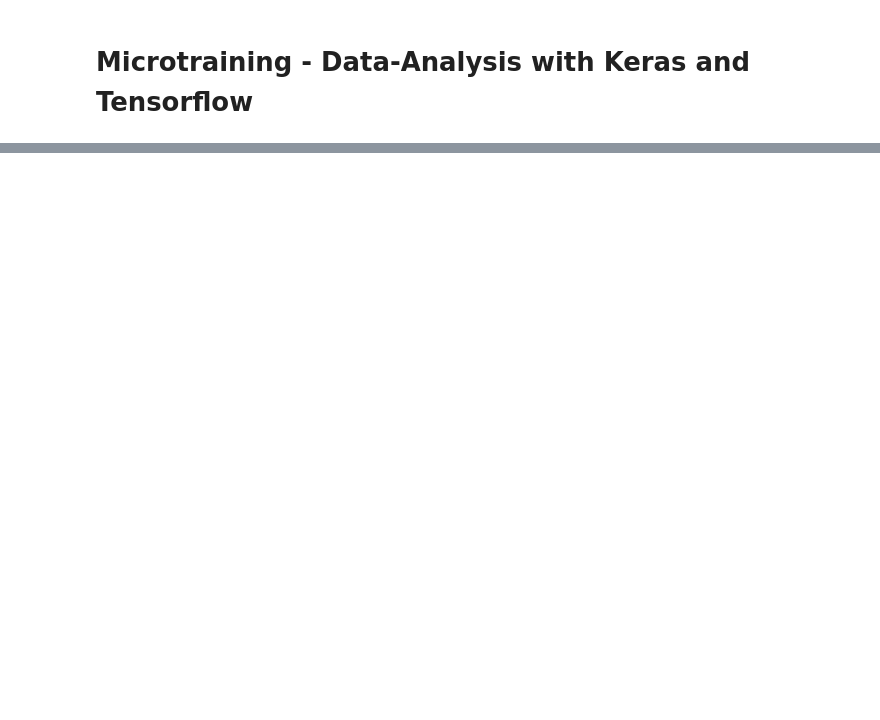
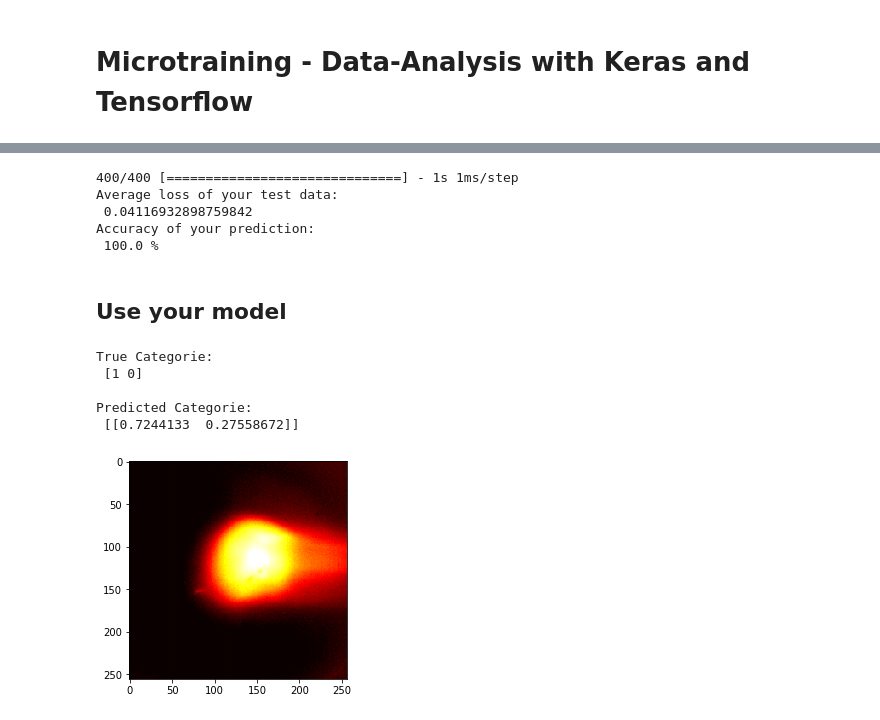
Before and after one commit to Smokrow/Microtraining, a Jupyter notebook: Microtraining.ipynb, the cells around one changed output, grey strips where cells are left out. Cells and saved outputs as stored; diff of their text form; code cells hidden in the pictures; blank space fills up the shorter version.

```diff
--- a/Microtraining.ipynb
+++ b/Microtraining.ipynb
@@ -174,25 +259,13 @@ print(train_labels.shape)
 # %%
 # Build Architecture
 
-
 model = tf.keras.models.Sequential([
+#Downsampling
   tf.keras.layers.Reshape((256,256,1),input_shape=(256,256)),
   tf.keras.layers.AveragePooling2D(pool_size=(4, 4)),
   tf.keras.layers.Flatten(),
 
   tf.keras.layers.Dense(100, activation=tf.nn.relu),
 
-
   tf.keras.layers.Dense(2, activation=tf.nn.softmax)
 ])
-
-# Model compilation
-model.compile('adam',
-              loss='mean_squared_error',
-              metrics=['accuracy'])
-# %%
-# Training
-
-model.fit(train_images, train_labels,batch_size=400 , epochs=5,verbose=1)
-# Test
-model.evaluate(test_images, test_labels)
@@ -240,0 +311,10 @@ model.compile('adam',
+# %%
+# Model compilation
+
+loss_function = "mean_squared_error"
+optimizer = tf.keras.optimizers.SGD(lr=0.01)
+
+model.compile(optimizer,
+              loss=loss_function,
+              metrics=['accuracy'])
+print(model.summary())
@@ -240,0 +361,7 @@ model.compile('adam',
+# %%
+# Logging
+from time import time
+tensorboard = tf.keras.callbacks.TensorBoard(log_dir="graph/{}".format(time()))
+
+# Training
+_ = model.fit(train_images, train_labels, batch_size=100, epochs=2, verbose=1, callbacks=[tensorboard])
@@ -240,0 +381,30 @@ model.compile('adam',
+# %%
+# Test
+loss,acc = model.evaluate(test_images, test_labels)
+print("Average loss of your test data:\n",loss)
+print("Accuracy of your prediction:\n",acc*100,"%")
+# %% [output]
+400/400 [==============================] - 1s 1ms/step
+Average loss of your test data:
+ 0.04116932898759842
+Accuracy of your prediction:
+ 100.0 %
+# %% [markdown]
+## Use your model
+# %%
+# Predict
+predict_frame = 1000
+#Get true and predicted categories
+true_categorie = labels[predict_frame]
+predicted_categorie = model.predict(images_normal[predict_frame].reshape([1,256,256]))
+
+print("\nTrue Categorie:\n",true_categorie)
+print("\nPredicted Categorie:\n",predicted_categorie)
+_ = plt.imshow(pics_1[predict_frame,:,:],cmap="hot")
+# %% [output]
+True Categorie:
+ [1 0]
+
+Predicted Categorie:
+ [[0.7244133  0.27558672]]
+[figure, added]
```
Also changed, not shown: parts of 78 cells of this notebook.
